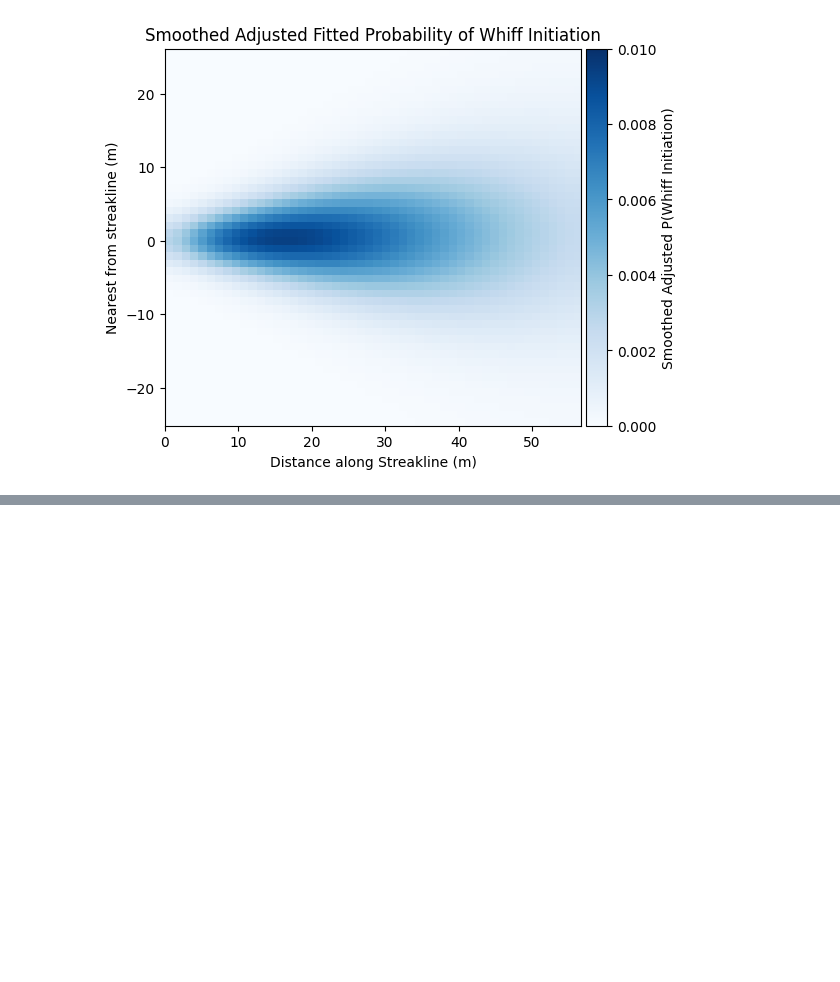
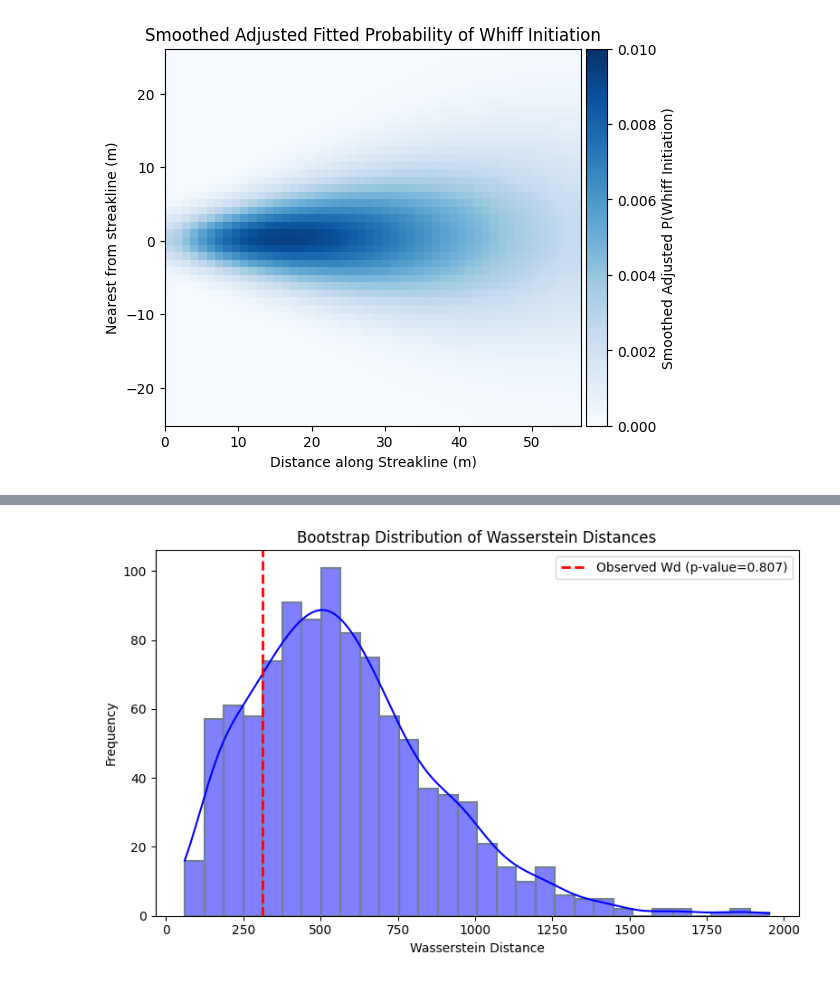
Before and after one commit to arunavanag591/COSMOS, a Jupyter notebook: plume_simulator.ipynb, the cells around one changed output, grey strips where cells are left out. Cells and saved outputs as stored; diff of their text form; code cells hidden in the pictures; blank space fills up the shorter version.

```diff
--- a/plume_simulator.ipynb
+++ b/plume_simulator.ipynb
@@ -430,0 +324,36 @@ f.tight_layout()
+# %%
+
+
+true_data = whiff_counts_actual.values  # Actual whiff counts
+predicted_data = whiff_counts_predicted.values
+# Calculate the observed Wasserstein distance
+observed_wd = wasserstein_distance(true_data, predicted_data)
+
+# Define the function to calculate bootstrap Wasserstein distances
+def bootstrap_wasserstein(true_data, predicted_data, n_bootstraps=1000):
+    combined_data = np.concatenate([true_data, predicted_data])
+    bootstrap_distances = []
+    for _ in range(n_bootstraps):
+        bootstrap_true = np.random.choice(combined_data, size=len(true_data), replace=True)
+        bootstrap_predicted = np.random.choice(combined_data, size=len(predicted_data), replace=True)
+        bootstrap_distances.append(wasserstein_distance(bootstrap_true, bootstrap_predicted))
+    return bootstrap_distances
+
+# Perform bootstrap sampling
+n_bootstraps = 1000
+bootstrap_distances = bootstrap_wasserstein(true_data, predicted_data, n_bootstraps)
+
+# Calculate the p-value
+p_value = np.mean(np.array(bootstrap_distances) >= observed_wd)
+
+# Plot the bootstrap distribution
+plt.figure(figsize=(8, 5))
+sns.histplot(bootstrap_distances, bins=30, kde=True, color='blue', edgecolor='slategray', linewidth=1.5)
+plt.axvline(observed_wd, color='red', linestyle='--', linewidth=2, label=f'Observed Wd (p-value={p_value:.3f})')
+plt.title('Bootstrap Distribution of Wasserstein Distances')
+plt.xlabel('Wasserstein Distance')
+plt.ylabel('Frequency')
+plt.legend(loc='upper right')
+plt.tight_layout()
+# %% [output]
+[figure, added]
```
Also changed, not shown: parts of 15 cells of this notebook, 6 other files.
